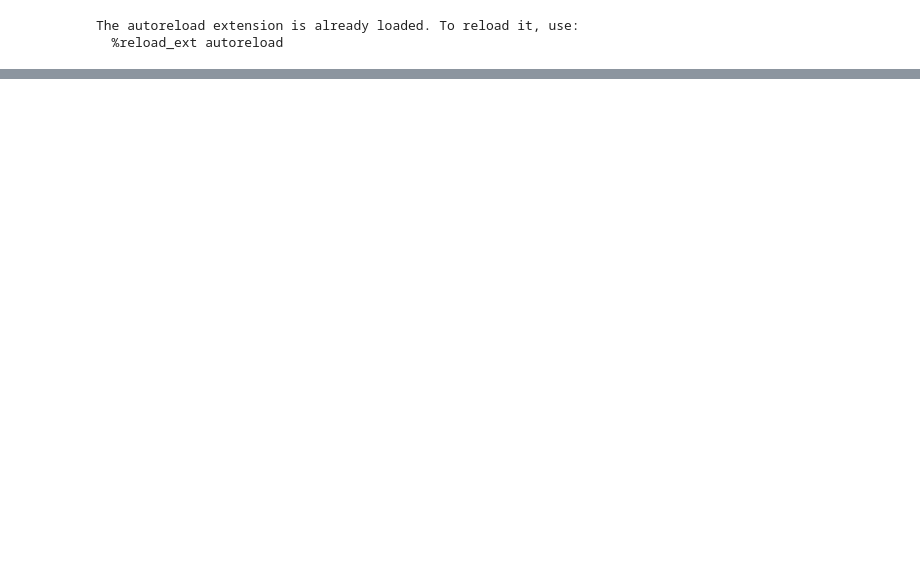
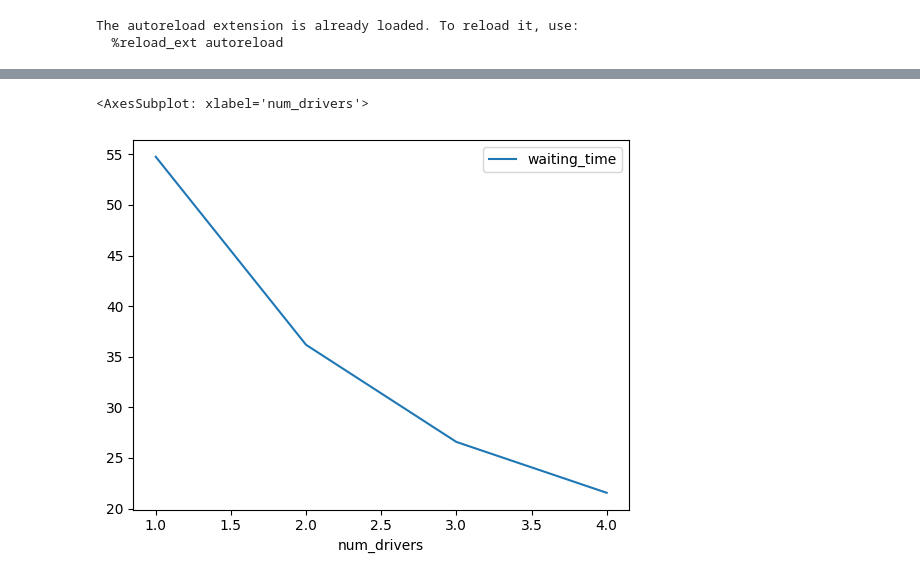
Before and after one commit to lokhei/Ridesharing-Simulation, a Jupyter notebook: TransportModel/TransportModelSimulation.ipynb, the cells around one changed output, grey strips where cells are left out. Drawn from its saved outputs; the diff is of its cells as text; code cells hidden in the pictures; blank space fills up the shorter version.

Commit message:
use batch collector to collect data

```diff
--- a/TransportModel/TransportModelSimulation.ipynb
+++ b/TransportModel/TransportModelSimulation.ipynb
@@ -6,7 +10,3 @@ import matplotlib.pyplot as plt
 # %% [output]
 The autoreload extension is already loaded. To reload it, use:
   %reload_ext autoreload
-# %%
-model = TransportModel(2, 1, 10, 10)
-for i in range(200):
-    model.step()
@@ -32,0 +13,34 @@ agents = model.datacollector.get_agent_vars_dataframe()
+# %%
+
+def waiting_df(step_type):
+    seeds = [1,2,3,4,5]
+
+    av_waiting = []
+
+
+
+    waiting_df = pd.DataFrame()
+    for num_cars in range(1,5):
+
+        for seed in seeds:
+            model = TransportModel(num_cars, 10, 10, False, seed, step_type)
+            for i in range(400):
+                model.step()
+
+            agents = model.datacollector.get_agent_vars_dataframe()
+
+            # extract waiting data and clean
+            waiting = agents.dropna(subset="WaitingTime")
+            waiting = waiting[waiting.WaitingTime != -1]
+            waiting.reset_index(level=[0], inplace=True)
+            waiting.drop(["Step", "Steps"], axis=1, inplace=True)
+
+
+
+            av_waiting.append(waiting["WaitingTime"].mean())
+
+        seed_av = statistics.mean(av_waiting)
+
+        waiting_df = pd.concat([waiting_df, pd.DataFrame({'num_drivers': [num_cars], 'waiting_time': [seed_av]})], ignore_index=True)
+
+    return waiting_df
@@ -33,3 +73,8 @@ agents = model.datacollector.get_agent_vars_dataframe()
+# %%
+waiting_df.plot(x='num_drivers', y='waiting_time')
+# %% [output]
+<AxesSubplot: xlabel='num_drivers'>
+[figure, added]
 # %%
 waiting = agents.dropna(subset="WaitingTime")
 waiting = waiting[waiting.WaitingTime != -1]
```
Also changed, not shown: parts of 6 cells of this notebook, 5 other files.
